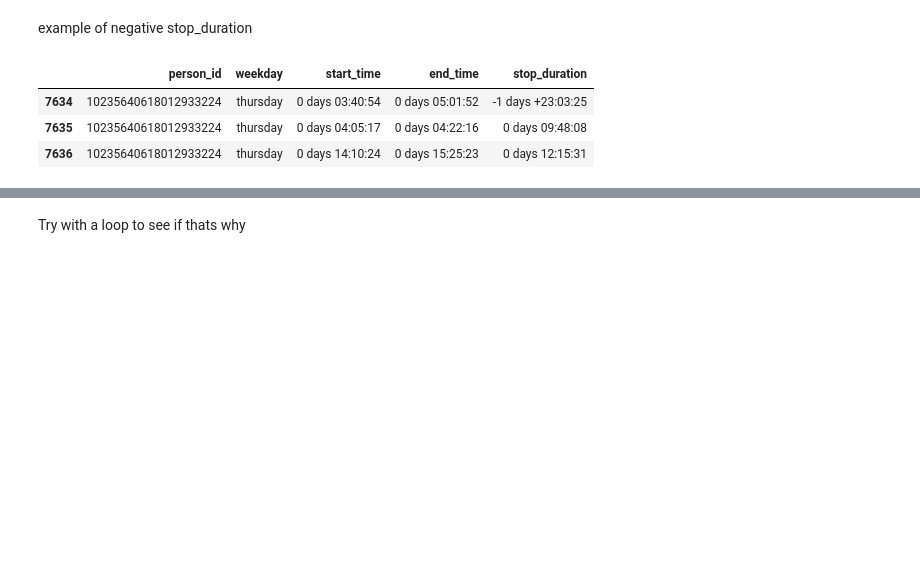
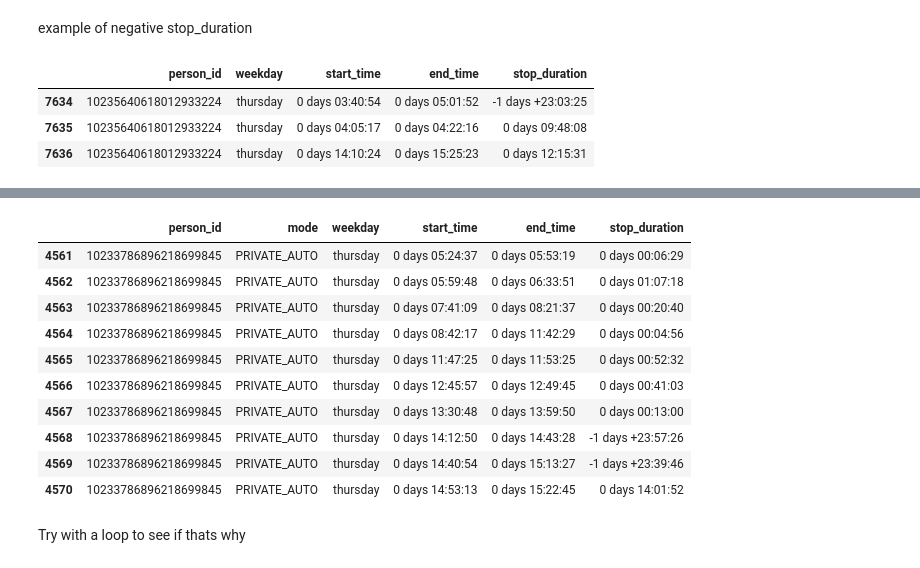
Before and after one commit to rmi-mobility-data-science/replicaEVSE, a Jupyter notebook: notebooks/dwell_time_dev.ipynb, the cells around one changed output, grey strips where cells are left out. Drawn from its saved outputs; the diff is of its cells as text; code cells hidden in the pictures; blank space fills up the shorter version.

```diff
--- a/notebooks/dwell_time_dev.ipynb
+++ b/notebooks/dwell_time_dev.ipynb
@@ -97,3 +120,17 @@ groupby_df_stop_dur[(groupby_df_stop_dur['stop_duration'] < pd.Timedelta('0 days
+# %%
+groupby_df_stop_dur[(groupby_df_stop_dur['person_id'] == '10233786896218699845') & (groupby_df_stop_dur['weekday'] == 'thursday')][cols + ['stop_duration']]
+# %% [output]
+|  | person_id | mode | weekday | start_time | end_time | stop_duration |
+| 4561 | 10233786896218699845 | PRIVATE_AUTO | thursday | 0 days 05:24:37 | 0 days 05:53:19 | 0 days 00:06:29 |
+| 4562 | 10233786896218699845 | PRIVATE_AUTO | thursday | 0 days 05:59:48 | 0 days 06:33:51 | 0 days 01:07:18 |
+| 4563 | 10233786896218699845 | PRIVATE_AUTO | thursday | 0 days 07:41:09 | 0 days 08:21:37 | 0 days 00:20:40 |
+| 4564 | 10233786896218699845 | PRIVATE_AUTO | thursday | 0 days 08:42:17 | 0 days 11:42:29 | 0 days 00:04:56 |
+| 4565 | 10233786896218699845 | PRIVATE_AUTO | thursday | 0 days 11:47:25 | 0 days 11:53:25 | 0 days 00:52:32 |
+| 4566 | 10233786896218699845 | PRIVATE_AUTO | thursday | 0 days 12:45:57 | 0 days 12:49:45 | 0 days 00:41:03 |
+| 4567 | 10233786896218699845 | PRIVATE_AUTO | thursday | 0 days 13:30:48 | 0 days 13:59:50 | 0 days 00:13:00 |
+| 4568 | 10233786896218699845 | PRIVATE_AUTO | thursday | 0 days 14:12:50 | 0 days 14:43:28 | -1 days +23:57:26 |
+| 4569 | 10233786896218699845 | PRIVATE_AUTO | thursday | 0 days 14:40:54 | 0 days 15:13:27 | -1 days +23:39:46 |
+| 4570 | 10233786896218699845 | PRIVATE_AUTO | thursday | 0 days 14:53:13 | 0 days 15:22:45 | 0 days 14:01:52 |
 # %% [markdown]
 Try with a loop to see if thats why
 # %%
```
Also changed, not shown: parts of 2 cells of this notebook.
